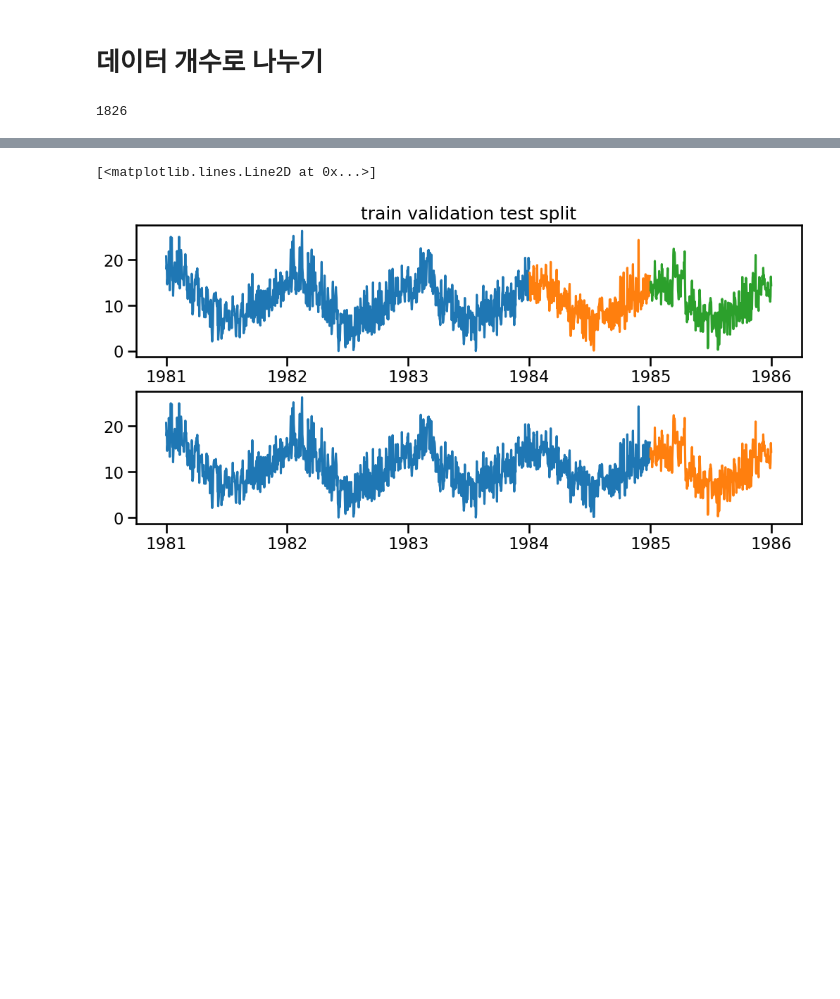
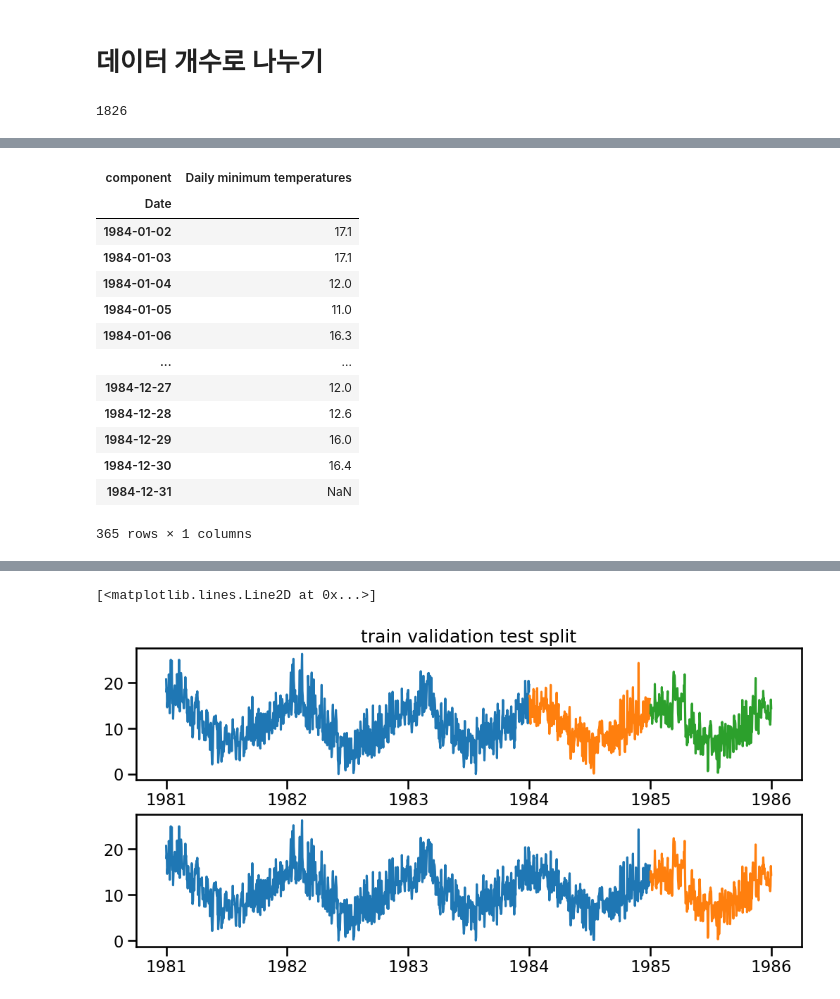
Before and after one commit to 21ckwj/Data-Analysis, a Jupyter notebook: blog용/[전처리] train valid test split.ipynb, the cells around one changed output, grey strips where cells are left out. Drawn from its saved outputs; the diff is of its cells as text; code cells hidden in the pictures; blank space fills up the shorter version.

```diff
--- a/blog용/[전처리] train valid test split.ipynb
+++ b/blog용/[전처리] train valid test split.ipynb
@@ -211,0 +239,17 @@ df_train, df_validation, df_test = np.split(df, [len(df)-365*2, len(df)-365])
+# %%
+df_validation
+# %% [output]
+| component | Daily minimum temperatures |
+| Date |  |
+| 1984-01-02 | 17.1 |
+| 1984-01-03 | 17.1 |
+| 1984-01-04 | 12.0 |
+| 1984-01-05 | 11.0 |
+| 1984-01-06 | 16.3 |
+| ... | ... |
+| 1984-12-27 | 12.0 |
+| 1984-12-28 | 12.6 |
+| 1984-12-29 | 16.0 |
+| 1984-12-30 | 16.4 |
+| 1984-12-31 | NaN |
+365 rows × 1 columns
```
Also changed, not shown: parts of 3 cells of this notebook, 6 other files.
